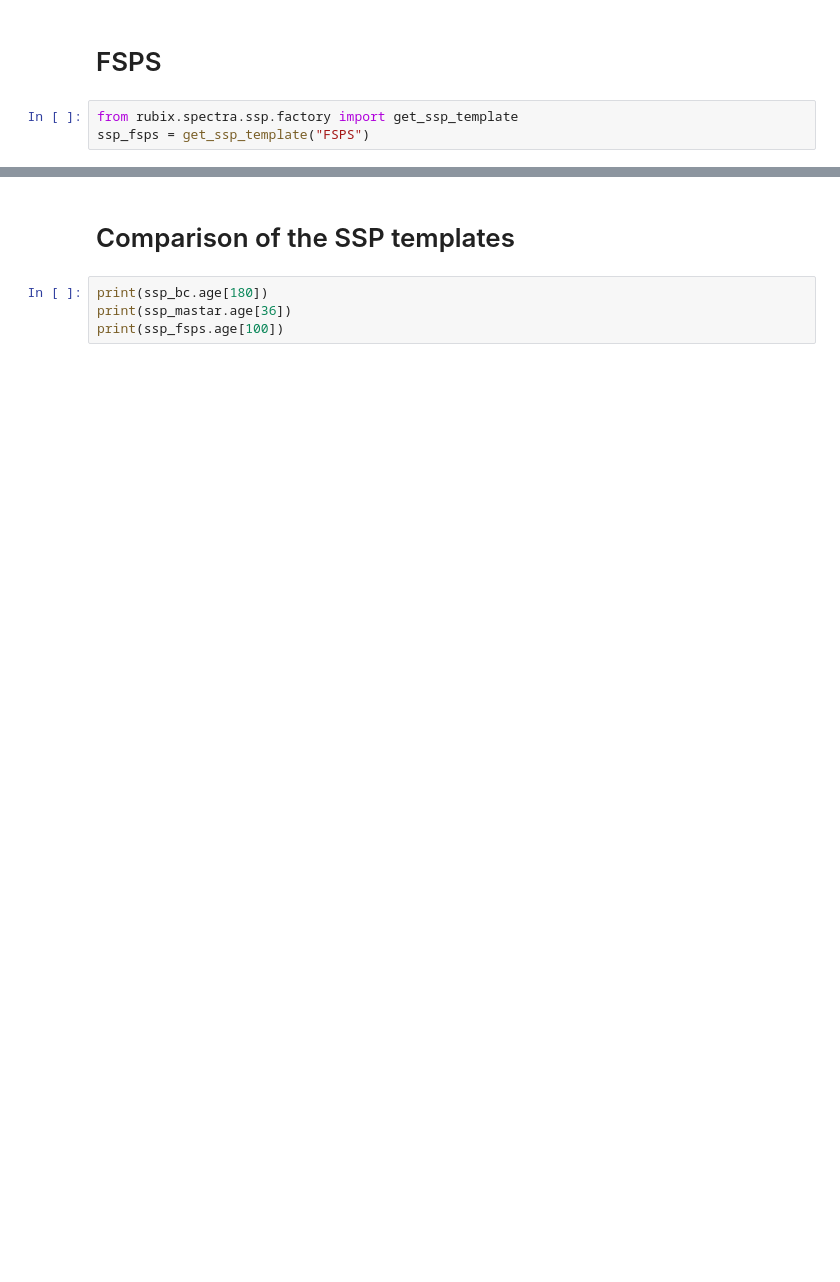
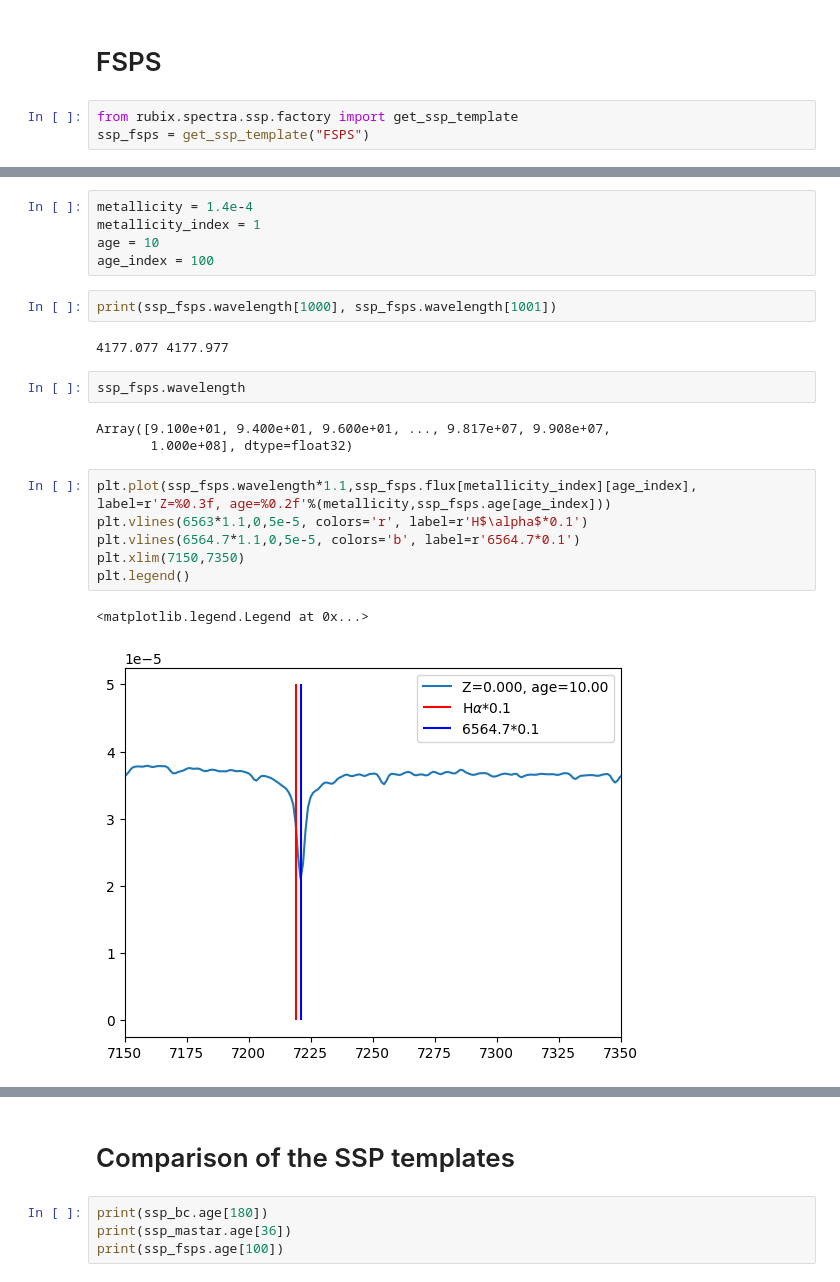
Before and after one commit to ufuk-cakir/rubix, a Jupyter notebook: notebooks/compare_ssp_templates.ipynb, the cells around one changed output, grey strips where cells are left out. Cells and saved outputs as stored; diff of their text form; blank space fills up the shorter version.

```diff
--- a/notebooks/compare_ssp_templates.ipynb
+++ b/notebooks/compare_ssp_templates.ipynb
@@ -75,3 +117,26 @@ plt.legend()
+# %%
+metallicity = 1.4e-4
+metallicity_index = 1
+age = 10
+age_index = 100
+# %%
+print(ssp_fsps.wavelength[1000], ssp_fsps.wavelength[1001])
+# %% [output]
+4177.077 4177.977
+# %%
+ssp_fsps.wavelength
+# %% [output]
+Array([9.100e+01, 9.400e+01, 9.600e+01, ..., 9.817e+07, 9.908e+07,
+       1.000e+08], dtype=float32)
+# %%
+plt.plot(ssp_fsps.wavelength*1.1,ssp_fsps.flux[metallicity_index][age_index], label=r'Z=%0.3f, age=%0.2f'%(metallicity,ssp_fsps.age[age_index]))
+plt.vlines(6563*1.1,0,5e-5, colors='r', label=r'H$\alpha$*0.1')
+plt.vlines(6564.7*1.1,0,5e-5, colors='b', label=r'6564.7*0.1')
+plt.xlim(7150,7350)
+plt.legend()
+# %% [output]
+<matplotlib.legend.Legend at 0x...>
+[figure, added]
 # %%
 ages = np.linspace(0,len(ssp_fsps.age),10)
 for age in ages:
```
Also changed, not shown: parts of 17 cells of this notebook.
